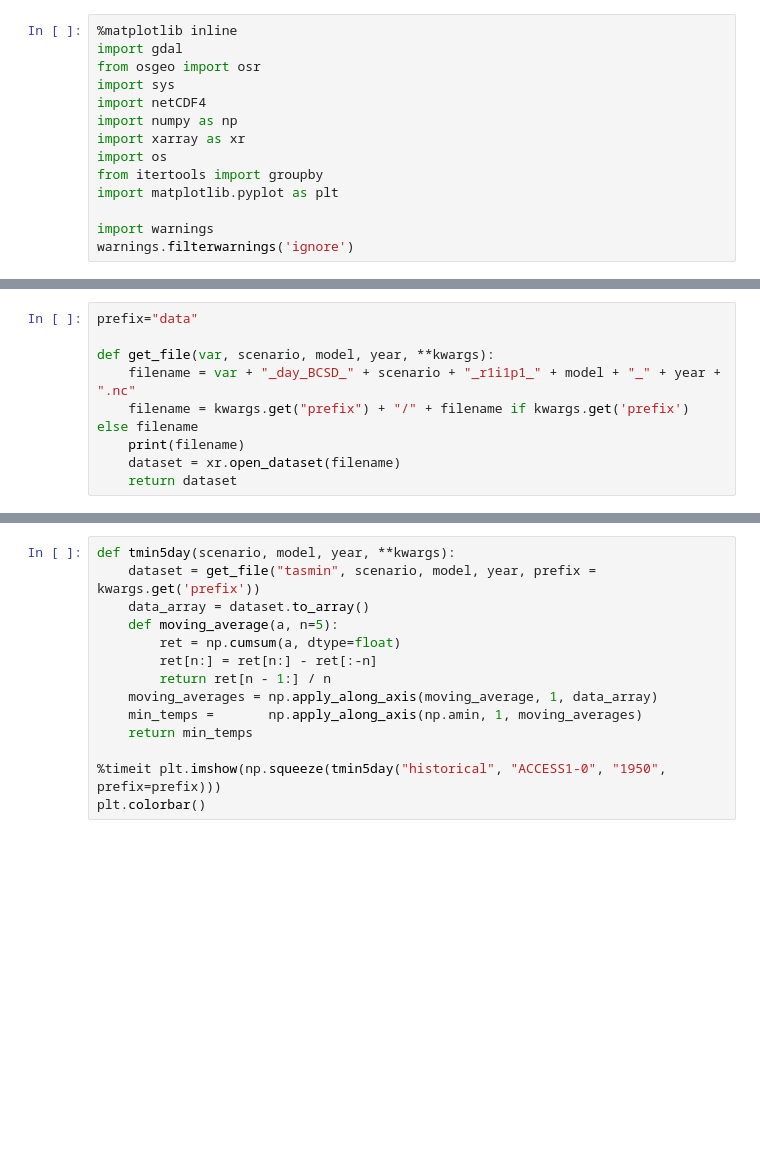
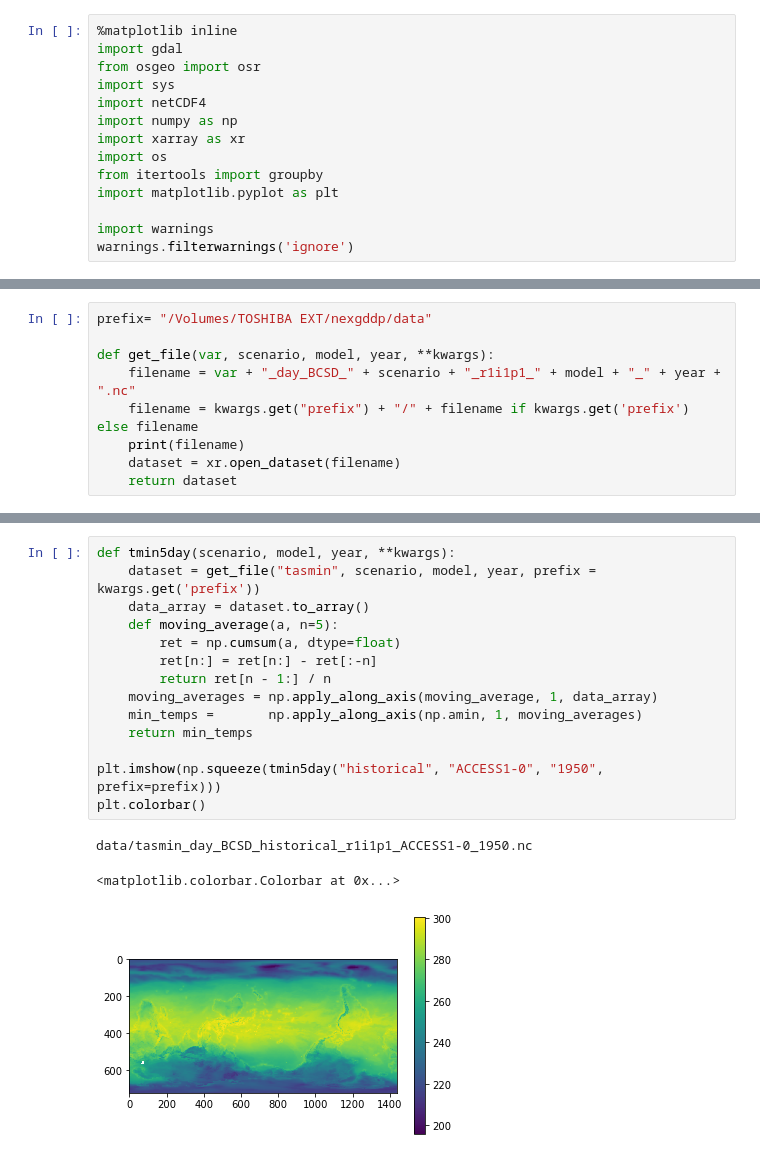
Before and after one commit to EnriqueCornejo/rasdatools, a Jupyter notebook: work/NEX GDDP data prep.ipynb, the cells around one changed output, grey strips where cells are left out. Cells and saved outputs as stored; diff of their text form; blank space fills up the shorter version.

```diff
--- a/work/NEX GDDP data prep.ipynb
+++ b/work/NEX GDDP data prep.ipynb
@@ -19,5 +15,5 @@ filenames
 # %%
-prefix="data"
+prefix= "/Volumes/TOSHIBA EXT/nexgddp/data"
 
 def get_file(var, scenario, model, year, **kwargs):
     filename = var + "_day_BCSD_" + scenario + "_r1i1p1_" + model + "_" + year + ".nc"
@@ -172,17 +220,21 @@ plt.colorbar()
 # %%
 def tmin5day(scenario, model, year, **kwargs):
     dataset = get_file("tasmin", scenario, model, year, prefix = kwargs.get('prefix'))
     data_array = dataset.to_array()
     def moving_average(a, n=5):
         ret = np.cumsum(a, dtype=float)
         ret[n:] = ret[n:] - ret[:-n]
         return ret[n - 1:] / n
     moving_averages = np.apply_along_axis(moving_average, 1, data_array)
     min_temps =       np.apply_along_axis(np.amin, 1, moving_averages)
     return min_temps
 
-%timeit plt.imshow(np.squeeze(tmin5day("historical", "ACCESS1-0", "1950", prefix=prefix)))
+plt.imshow(np.squeeze(tmin5day("historical", "ACCESS1-0", "1950", prefix=prefix)))
 plt.colorbar()
+# %% [output]
+data/tasmin_day_BCSD_historical_r1i1p1_ACCESS1-0_1950.nc
+<matplotlib.colorbar.Colorbar at 0x...>
+[figure, added]
 # %%
 %matplotlib inline
 import gdal
```
Also changed, not shown: parts of 17 cells of this notebook.
